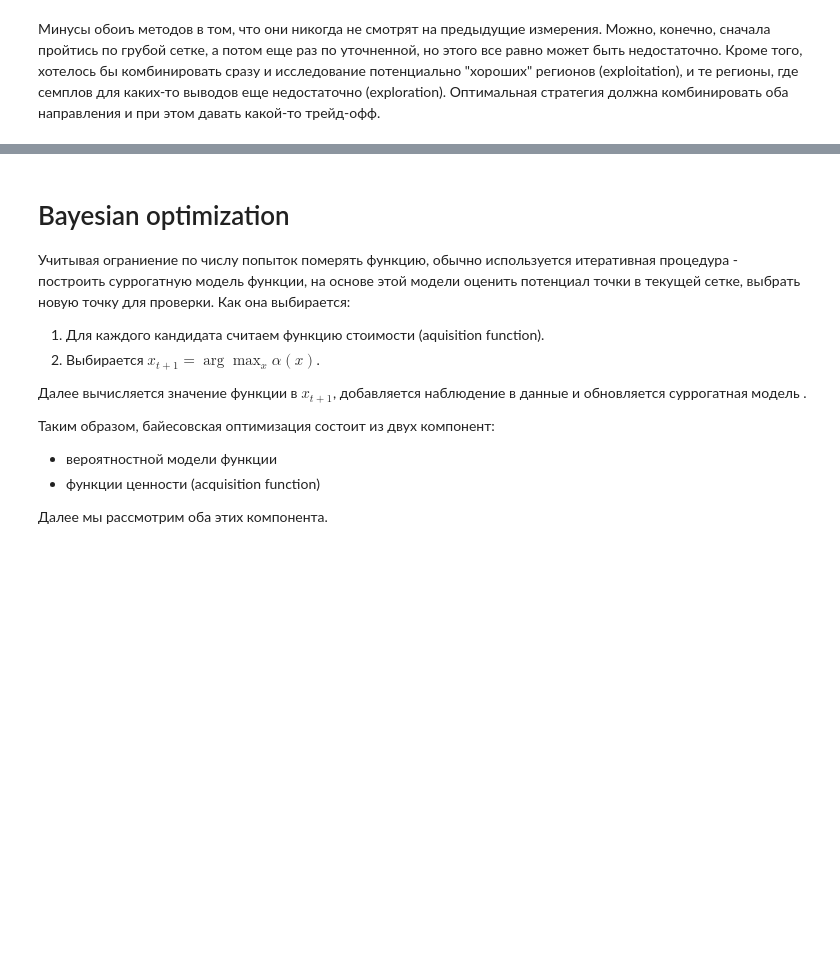
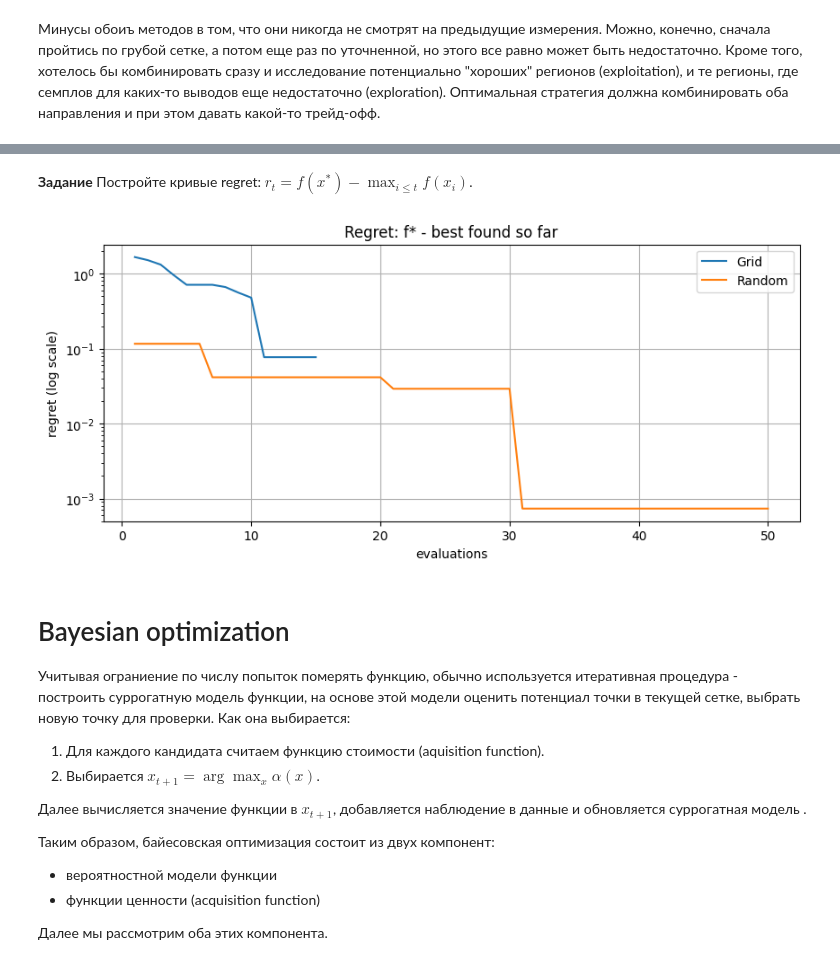
Before and after one commit to akpchelkova/spbu_ml_2026, a Jupyter notebook: notebooks/hyperparameter_optimization.ipynb, the cells around one changed output, grey strips where cells are left out. Drawn from its saved outputs; the diff is of its cells as text; code cells hidden in the pictures; blank space fills up the shorter version.

```diff
--- a/notebooks/hyperparameter_optimization.ipynb
+++ b/notebooks/hyperparameter_optimization.ipynb
@@ -125,3 +194,36 @@ plt.show()
+# %% [markdown]
+**Задание** Постройте кривые regret: $r_t = f(x^*) - \max_{i \le t} f(x_i)$.
+# %%
+def score_true(x):
+    return 1.2 * np.exp(-((x - 0.75)**2) / 0.08) - 0.6 * (x + 0.2)**2 + 0.25 * np.sin(4 * x) * np.cos(3 * x)
+
+x_vals = np.linspace(-1.5, 1.5, 1000)
+f_vals = score_true(x_vals)
+f_star = np.max(f_vals)
+
+budget = 50
+grid_x = np.linspace(-1.5, 1.5, 15)
+grid_scores = np.array([score_true(x) for x in grid_x])
+grid_best = np.maximum.accumulate(grid_scores)
+grid_regret = f_star - grid_best
+
+rng = np.random.default_rng(42)
+rand_x = rng.uniform(-1.5, 1.5, budget)
+rand_scores = np.array([score_true(x) for x in rand_x])
+rand_best = np.maximum.accumulate(rand_scores)
+rand_regret = f_star - rand_best
+
+plt.figure(figsize=(10, 4))
+plt.semilogy(np.arange(1, len(grid_x)+1), grid_regret, label='Grid')
+plt.semilogy(np.arange(1, budget+1), rand_regret, label='Random')
+plt.xlabel('evaluations')
+plt.ylabel('regret (log scale)')
+plt.title('Regret: f* - best found so far')
+plt.legend()
+plt.grid(True)
+plt.show()
+# %% [output]
+[figure, added]
 # %% [markdown]
 # Bayesian optimization
 
```
Also changed, not shown: parts of 18 cells of this notebook.
